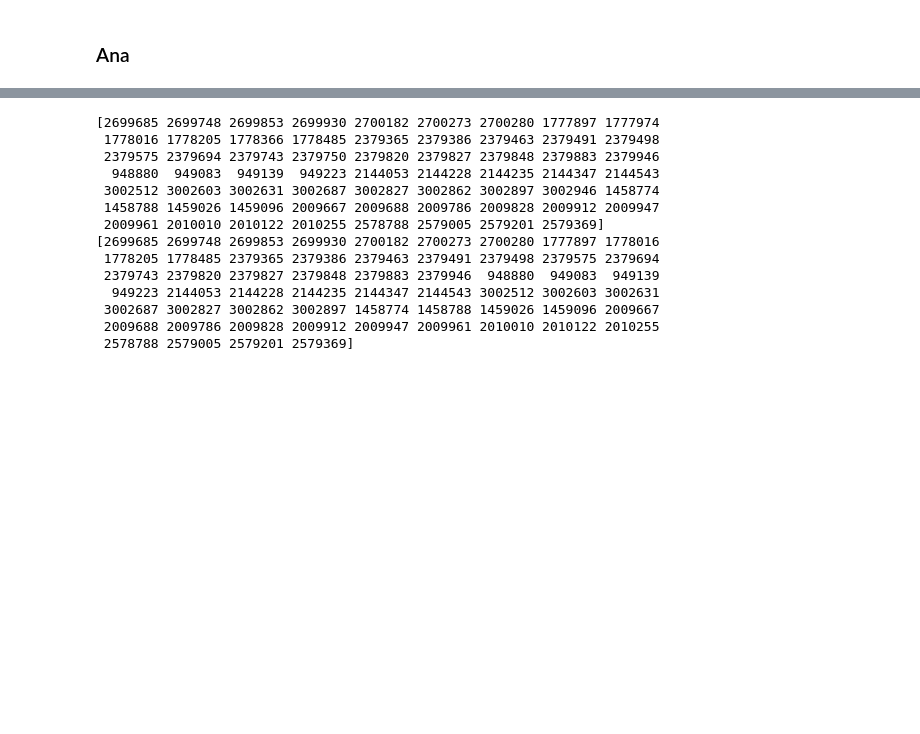
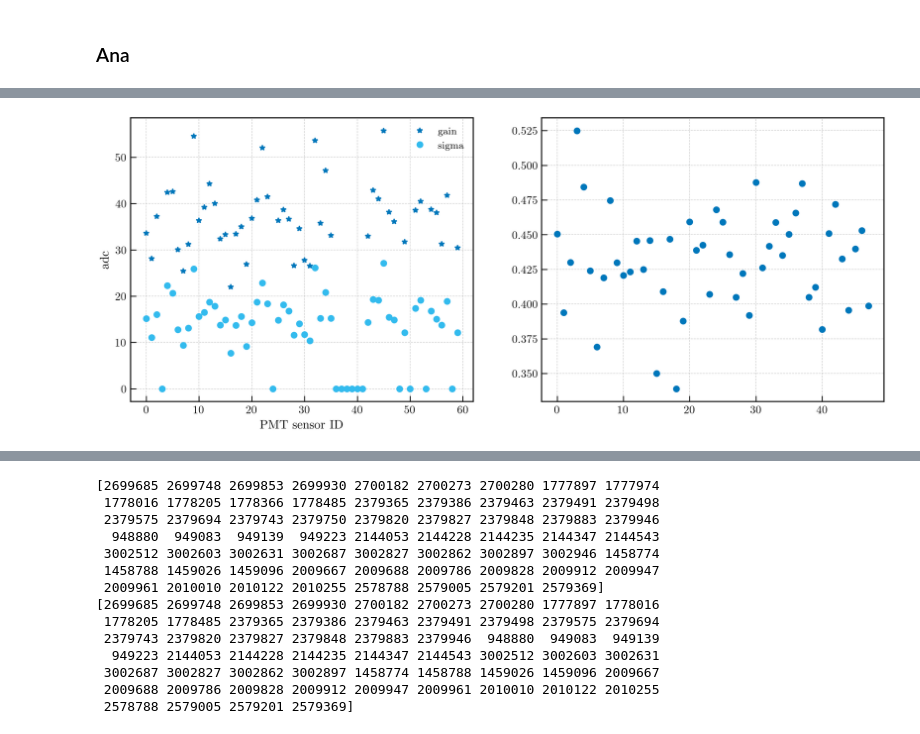
Before and after one commit to jahernando/nextana, a Jupyter notebook: NB/kr100/kr100_pmtana_irene.ipynb, the cells around one changed output, grey strips where cells are left out. Drawn from its saved outputs; the diff is of its cells as text; code cells hidden in the pictures; blank space fills up the shorter version.

```diff
--- a/NB/kr100/kr100_pmtana_irene.ipynb
+++ b/NB/kr100/kr100_pmtana_irene.ipynb
@@ -227,0 +300,3 @@ pmap[0]
+# %%
+dbpmt = pd.read_hdf(filenames[0], "/DB/DataPMT")
+dbpmt.head()
@@ -227,0 +310,11 @@ pmap[0]
+# %%
+pmt_gain  = dbpmt.adc_to_pes.values
+pmt_sigma = dbpmt.Sigma.values
+# %%
+cv = pltext.canvas(4, 2);
+cv(1); plt.plot(pmt_gain, '*', label = 'gain'); plt.plot(pmt_sigma, 'o', label = 'sigma');
+plt.xlabel('PMT sensor ID'); plt.ylabel('adc'); plt.legend();
+pmt_on = pmt_sigma > 0
+cv(2); plt.plot(pmt_sigma[pmt_on]/pmt_gain[pmt_on], 'o');
+# %% [output]
+[figure, added]
```
Also changed, not shown: parts of 44 cells of this notebook, 1 other file.
